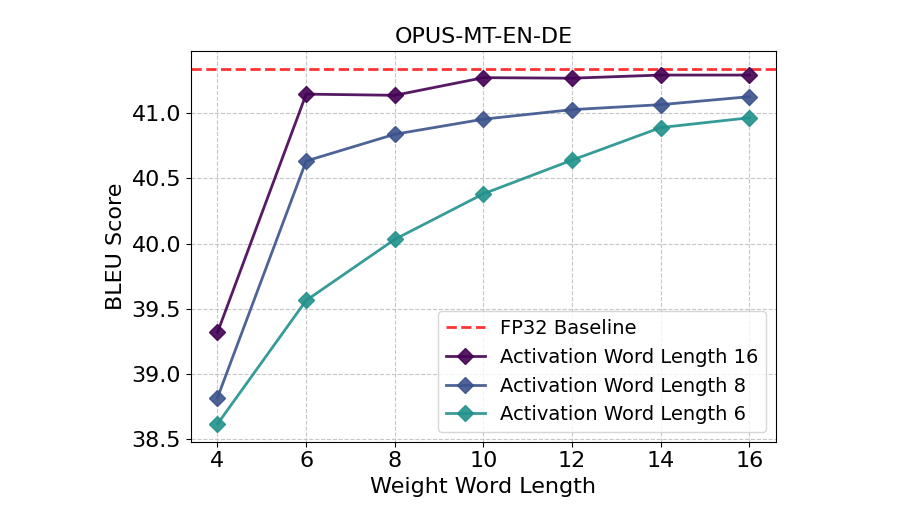
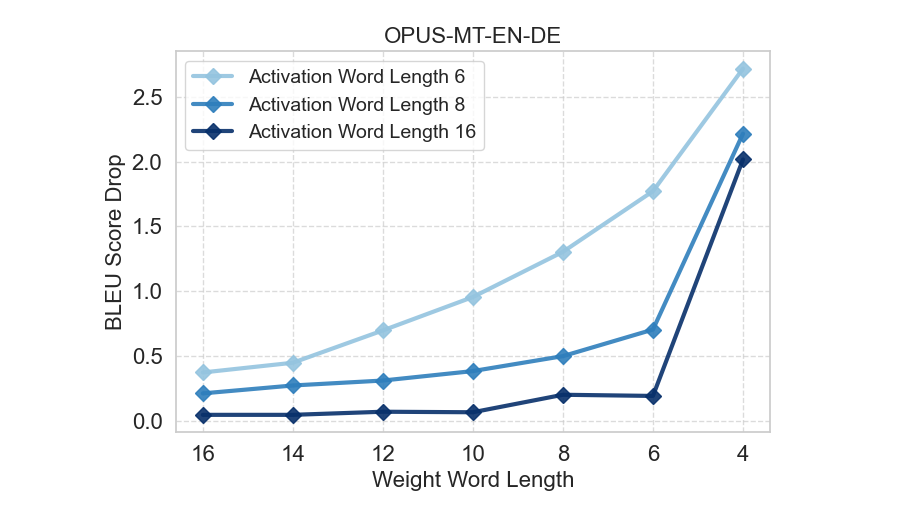
Before and after one commit to justinhuang666666/Approximate-Matrix-Vector-Multiplication, a Jupyter notebook: simulation_result/fccm.ipynb, the cells around one changed output. Cells and saved outputs as stored; diff of their text form; code cells hidden in the pictures.

```diff
--- a/simulation_result/fccm.ipynb
+++ b/simulation_result/fccm.ipynb
@@ -104,6 +106,15 @@ plt.show()
 import pandas as pd
 import matplotlib.pyplot as plt
 import matplotlib.cm as cm
+
+
+import numpy as np
+from matplotlib.cm import get_cmap
+
+colormap = get_cmap("Blues")
+
+# Assign colors to each layer based on the colormap
+colors = colormap(np.linspace(0.4, 1, 3))
 
 # Load data
 scaling_quant_result = pd.read_csv('quantization_inout_en_de3.csv')
@@ -119,48 +130,48 @@ tick_font_size = 16
 baseline_bleu = 41.337328250540224
 
 # Draw baseline and compression ratio reference lines
-ax1.axhline(baseline_bleu, color='red', linestyle='--', linewidth=2, alpha=0.8, label='FP32 Baseline')
+# ax1.axhline(baseline_bleu, color='red', linestyle='--', linewidth=2, alpha=0.8, label='FP32 Baseline')
 
 # Set labels with increased font size
 ax1.set_title('OPUS-MT-EN-DE', fontsize=label_font_size)
 ax1.set_xlabel('Weight Word Length', fontsize=label_font_size)
-ax1.set_ylabel('BLEU Score', fontsize=label_font_size)
+ax1.set_ylabel('BLEU Score Drop', fontsize=label_font_size)
 
 # Set tick font size
 ax1.tick_params(axis='both', which='major', labelsize=tick_font_size)
 
-act_wls = [16, 8, 6]
-# Use Viridis colormap
-viridis = cm.get_cmap('viridis', len(act_wls)+2)  # Get distinct colors from Viridis
+act_wls = [6, 8, 16]
+
+plt.gca().invert_xaxis()
 
 for i, act_wl in enumerate(act_wls):
     # Plot BLEU scores for different scaling methods with rounded dots
     ax1.plot(
         scaling_quant_result[
             (scaling_quant_result["Weight Word Length"] != 2) &
             (scaling_quant_result["Activation Word Length"] == act_wl)
         ]["Weight Word Length"],
-        scaling_quant_result[
+        baseline_bleu - scaling_quant_result[
             (scaling_quant_result["Weight Word Length"] != 2) &
             (scaling_quant_result["Activation Word Length"] == act_wl)
         ]["BLEU Score (Range-Based)"],
-        linewidth=2,
+        linewidth=3,
         alpha=0.9,
         markersize=8,
         label=f'Activation Word Length {act_wl}',
-        color=viridis(i), marker='D', linestyle='-'  # Round dots for data points
+        color=colors[i], marker='D', linestyle='-'  # Round dots for data points
     )
 
 # Add legend with increased font size
 ax1.legend(fontsize=14)
 ax1.grid(linestyle='--', alpha=0.7)
 
 # Show plot
 plt.tight_layout()
 
 # Save the figure to a file
 plt.savefig('/Users/justin/Desktop/FCCM/section1/quantisation.png', dpi=500, bbox_inches='tight')  # Save as a PNG file
 
 plt.show()
 # %% [output]
-[figure, old version]
+[figure, new version]
```
Also changed, not shown: parts of 8 cells of this notebook, 12 other files.
